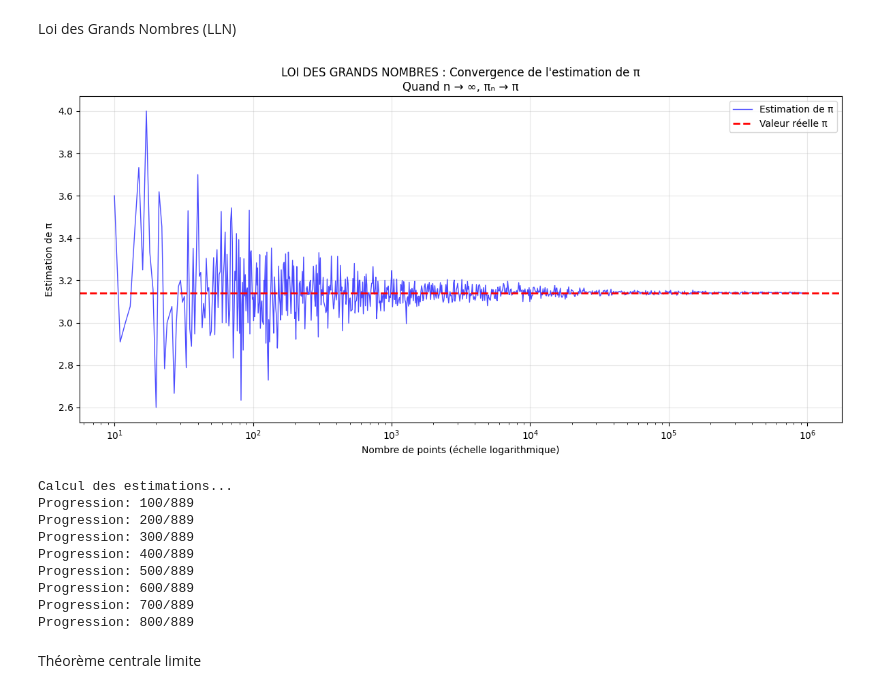
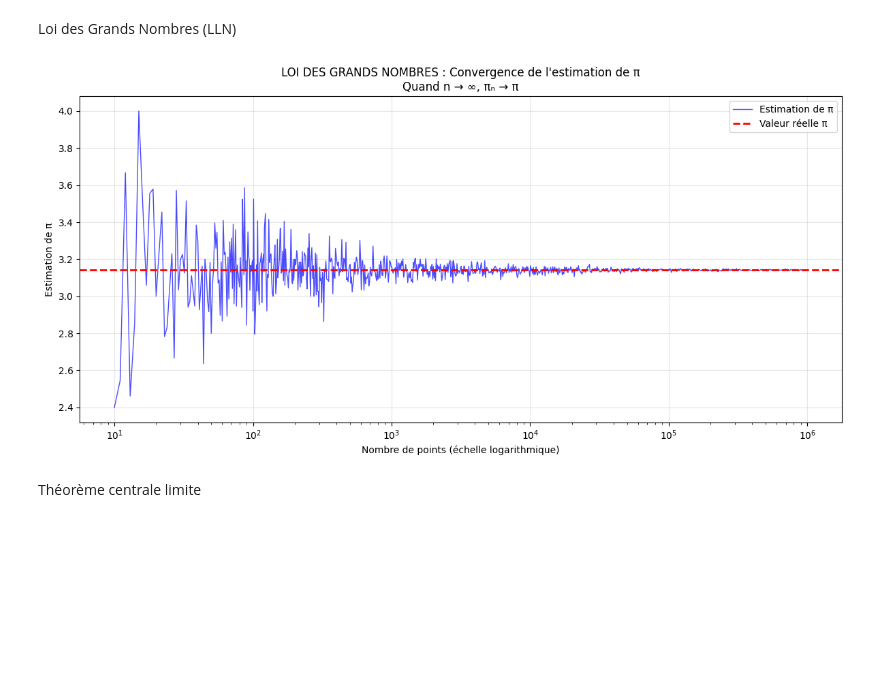
Before and after one commit to BentekhiciFarah/Proba_Miage, a Jupyter notebook: TP5.ipynb, the cells around one changed output. Cells and saved outputs as stored; diff of their text form; code cells hidden in the pictures; blank space fills up the shorter version.

```diff
--- a/TP5.ipynb
+++ b/TP5.ipynb
@@ -168,43 +161,26 @@ Loi des Grands Nombres (LLN)
 # %%
 from scipy import stats
 
 étapes = np.logspace(1, 6, 1000, dtype=int)
 étapes = np.unique(étapes)
 
 estimations_de_pi = []
 for n in étapes:
     estimations_de_pi.append(estimate_pi(n))
 
 plt.figure(figsize=(12, 6))
 plt.semilogx(étapes, estimations_de_pi, 'b-', alpha=0.7, linewidth=1, label='Estimation de π')
 plt.axhline(y=np.pi, color='r', linestyle='--', linewidth=2, label='Valeur réelle π')
 
 plt.xlabel('Nombre de points (échelle logarithmique)')
 plt.ylabel('Estimation de π')
 plt.title('LOI DES GRANDS NOMBRES : Convergence de l\'estimation de π\nQuand n → ∞, πₙ → π')
 plt.legend()
 plt.grid(True, alpha=0.3)
 plt.tight_layout()
 plt.show()
-
-# Affichage de quelques valeurs
-sample_sizes = [10, 100, 1000, 10000, 100000, 1000000]
-print("Calcul des estimations...")
-for i, n in enumerate(étapes):
-    estimations_de_pi.append(estimate_pi(n))
-    if (i + 1) % 100 == 0:
-        print(f"Progression: {i + 1}/{len(étapes)}")
 # %% [output]
-[figure, old version]
+[figure, new version]
-Calcul des estimations...
-Progression: 100/889
-Progression: 200/889
-Progression: 300/889
-Progression: 400/889
-Progression: 500/889
-Progression: 600/889
-Progression: 700/889
-Progression: 800/889
 # %% [markdown]
 Théorème centrale limite
 # %%
```
Also changed, not shown: parts of 3 cells of this notebook.
